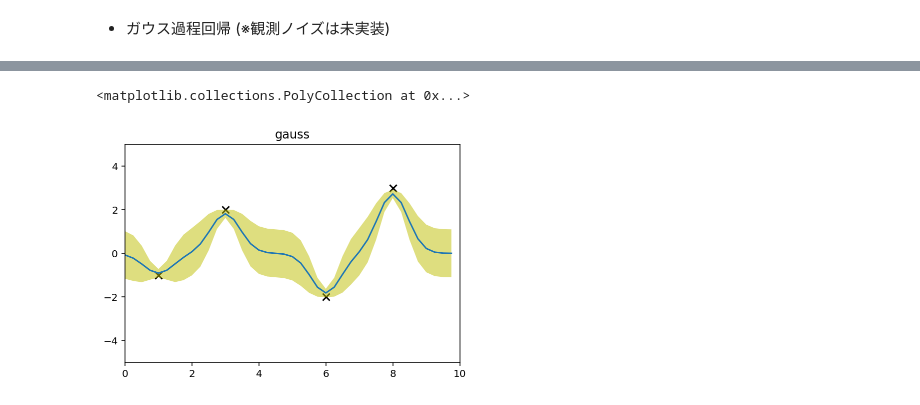
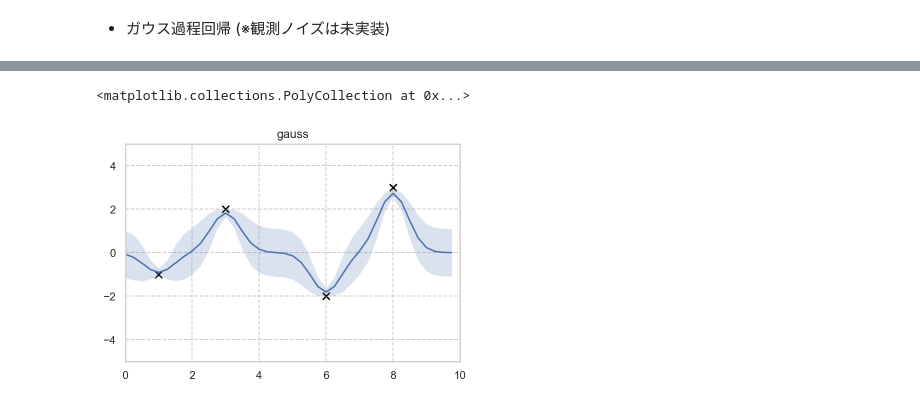
Before and after one commit to kazuya-n/GP_testdemo, a Jupyter notebook: gaussian_process.ipynb, the cells around one changed output, grey strips where cells are left out. Drawn from its saved outputs; the diff is of its cells as text; code cells hidden in the pictures.

```diff
--- a/gaussian_process.ipynb
+++ b/gaussian_process.ipynb
@@ -178,6 +179,9 @@ x_test = np.matrix(np.arange(0, 10, 0.25)).T
 mu, var = gpr(x_test, x, y, k_RBF)
 # %%
 #グラフ化
+sns.set()
+sns.set_style("whitegrid", {'grid.linestyle': '--'})
+
 plt.figure()
 plt.xlim(0,10)
 plt.ylim(-5.0,5.0)
@@ -188,6 +192,6 @@ plt.scatter(x.T.tolist()[0], y.T.tolist()[0], s=50, c='black',marker='x')
 
 #予測値(期待値)
 plt.plot(x_test.T.tolist()[0], mu)
-plt.fill_between(x_test.T.tolist()[0], mu-var, mu+var, facecolor='y',alpha=0.5)
+plt.fill_between(x_test.T.tolist()[0], mu-var, mu+var, facecolor='b',alpha=0.2)
 # %% [output]
 <matplotlib.collections.PolyCollection at 0x...>
@@ -243,17 +246,20 @@ x_test = np.matrix(np.arange(0, 10, 0.25)).T
 mu, var = gpr2(x_test, x, y, gaussian_kernel_2)
 # %%
 #グラフ化
+sns.set()
+sns.set_style("whitegrid", {'grid.linestyle': '--'})
+
 plt.figure()
 plt.xlim(0,10)
 plt.ylim(-5.0,5.0)
 plt.title('gauss')
 
 #学習データ
 plt.scatter(x.T.tolist()[0], y.T.tolist()[0], s=50, c='black',marker='x')
 
 #予測値(期待値)
 plt.plot(x_test.T.tolist()[0], mu)
-plt.fill_between(x_test.T.tolist()[0], mu-var, mu+var, facecolor='y',alpha=0.5)
+plt.fill_between(x_test.T.tolist()[0], mu-var, mu+var, facecolor='b',alpha=0.2)
 # %% [output]
 <matplotlib.collections.PolyCollection at 0x...>
-[figure, old version]
+[figure, new version]
```
Also changed, not shown: parts of 16 cells of this notebook, 1 other file.
